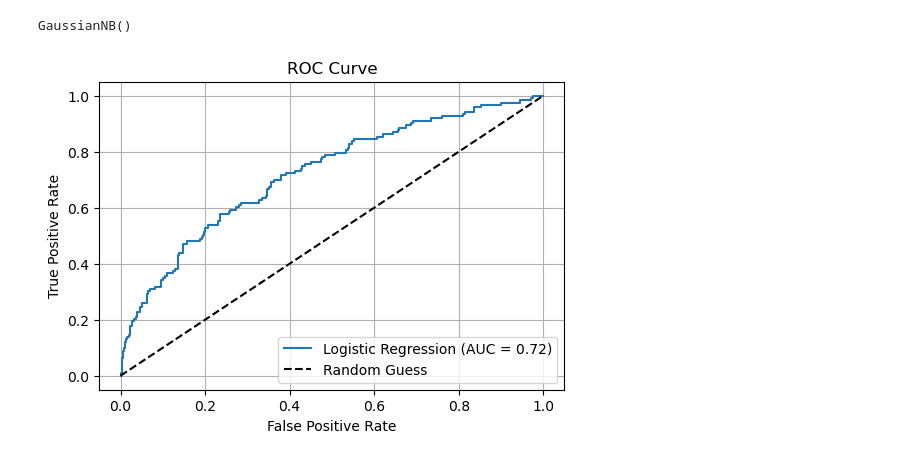
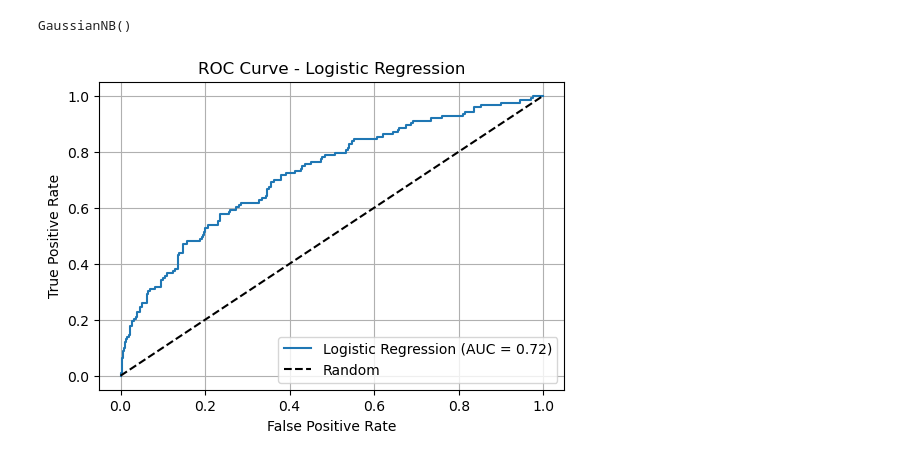
Before and after one commit to yasandu0505/breast-cancer-detection, a Jupyter notebook: breast_cancer_classification_modeling.ipynb, the cells around one changed output. Saved outputs shown, nothing was run; the diff lists cells and outputs as text; code cells hidden in the pictures.

Commit message:
feat: add roc curves for logistic regression and knn models

```diff
--- a/breast_cancer_classification_modeling.ipynb
+++ b/breast_cancer_classification_modeling.ipynb
@@ -86,25 +86,27 @@ nb_model.fit(x_train, y_train)
 GaussianNB()
 # %%
 # Evaluate all models - Logistic Regression
+
 from sklearn.metrics import roc_curve, auc
 import matplotlib.pyplot as plt
 
-# Get prediction probabilities for positive class
-y_probs = lr_model.predict_proba(x_test)[:, 1]
+# custom ROC Curve
+def plot_custom_roc_curve(model, X_test, y_test, model_name="Model"):
+    y_probs = model.predict_proba(x_test)[:, 1]
+    false_positive_rate, true_positive_rate, _ = roc_curve(y_test, y_probs)
+    roc_auc = auc(false_positive_rate, true_positive_rate)
 
-# Calculate ROC curve and AUC
-false_positive_rate, true_positive_rate, thresholds = roc_curve(y_test, y_probs)
-roc_auc = auc(false_positive_rate, true_positive_rate)
+    plt.figure(figsize=(6, 4))
+    plt.plot(false_positive_rate, true_positive_rate, label=f'{model_name} (AUC = {roc_auc:.2f})')
+    plt.plot([0, 1], [0, 1], 'k--', label='Random')
+    plt.xlabel('False Positive Rate')
+    plt.ylabel('True Positive Rate')
+    plt.title(f'ROC Curve - {model_name}')
+    plt.legend(loc='lower right')
+    plt.grid(True)
+    plt.show()
 
-# Plot
-plt.figure(figsize=(6, 4))
-plt.plot(false_positive_rate, true_positive_rate, label=f'Logistic Regression (AUC = {roc_auc:.2f})')
-plt.plot([0, 1], [0, 1], 'k--', label='Random Guess')
-plt.xlabel('False Positive Rate')
-plt.ylabel('True Positive Rate')
-plt.title('ROC Curve')
-plt.legend(loc='lower right')
-plt.grid(True)
-plt.show()
+
+plot_custom_roc_curve(lr_model, x_test, y_test, "Logistic Regression")
 # %% [output]
-[figure, old version]
+[figure, new version]
```
Also changed, not shown: parts of 1 cell of this notebook.
